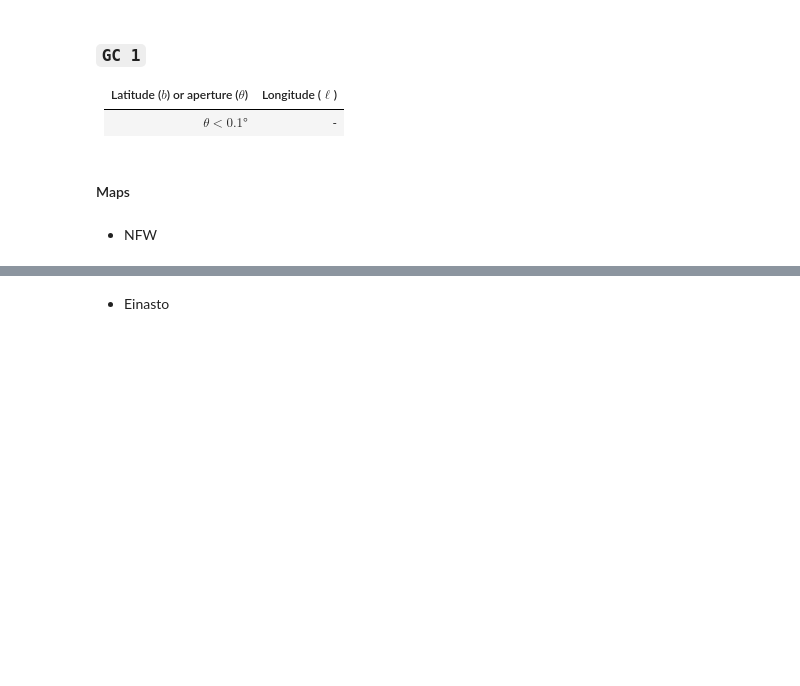
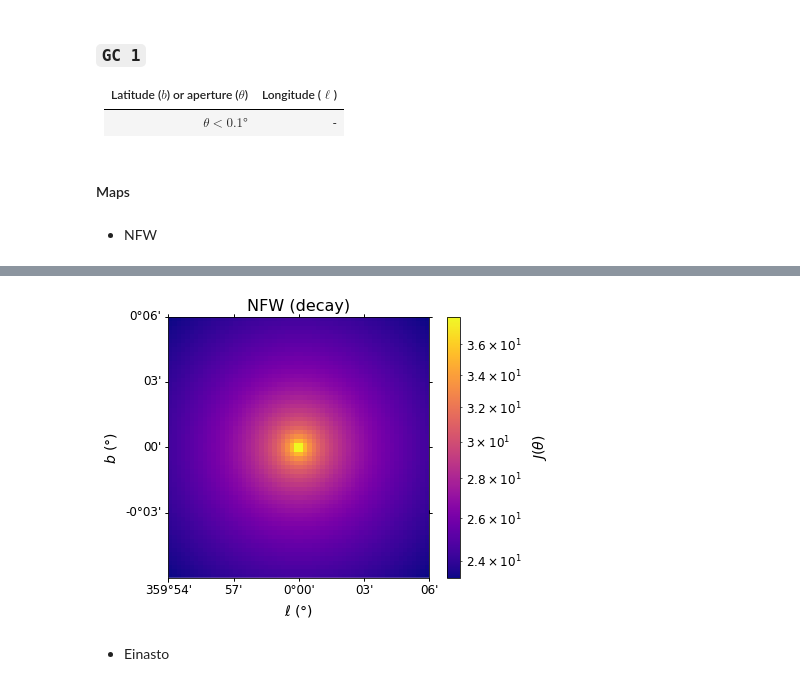
Before and after one commit to mpotto/astroph, a Jupyter notebook: assignments/j-factors-maps.ipynb, the cells around one changed output, grey strips where cells are left out. Drawn from its saved outputs; the diff is of its cells as text; code cells hidden in the pictures; blank space fills up the shorter version.

```diff
--- a/assignments/j-factors-maps.ipynb
+++ b/assignments/j-factors-maps.ipynb
@@ -104 +118,8 @@ profile_plot(nfw_map1, l1, b1, wcs1, cmap=plt.cm.plasma, norm=colors.LogNorm(vmi
+# %%
+profile_plot(nfw_decay_map1, l1, b1, wcs1, cmap=plt.cm.plasma, norm=colors.LogNorm(vmin=nfw_decay_map1.min(), vmax=nfw_decay_map1.max()))
+plt.title("NFW (decay)")
+#plt.savefig('../figures/nfw_decay_gc1.pdf')
+plt.show()
+# %% [output]
+[figure, added]
 # %%
```
Also changed, not shown: parts of 67 cells of this notebook, 22 other files.
